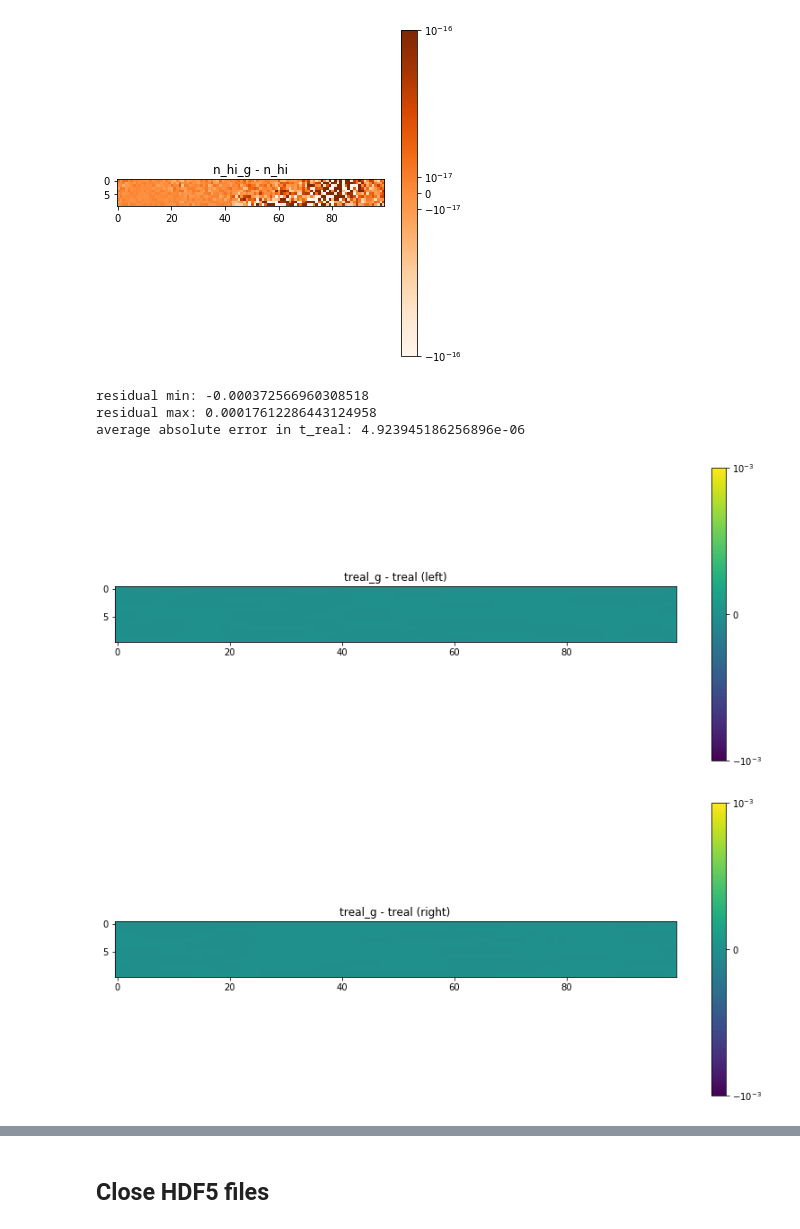
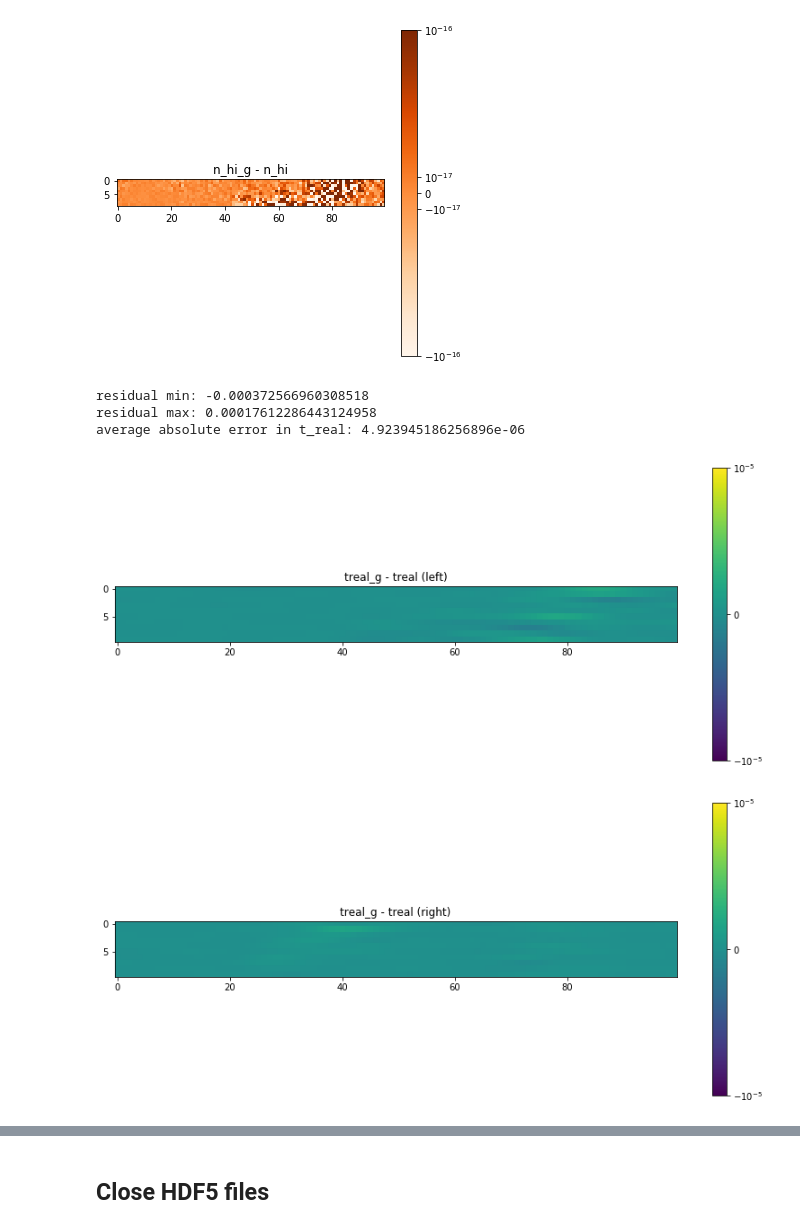
Before and after one commit to Jupiter1994/lya-tf, a Jupyter notebook: lya_fields/plot_fields.ipynb, the cells around one changed output, grey strips where cells are left out. Saved outputs shown, nothing was run; the diff lists cells and outputs as text; code cells hidden in the pictures.

```diff
--- a/lya_fields/plot_fields.ipynb
+++ b/lya_fields/plot_fields.ipynb
@@ -175,35 +175,35 @@ imshow_symlog(resid[:, :100], -v, v, cmap='Oranges', logthresh=13)
 # %% [output]
 [figure]
 # %%
-v = 1e-3
+v = 1e-5
 resid = treal_g - treal
 
 print('residual min:', np.min(resid))
 print('residual max:', np.max(resid))
 print('average absolute error in t_real:', np.mean(np.abs(resid)))
 
 ### plot the full residuals field
 # fig = plt.figure(figsize=(14,6))
 # plt.imshow(resid, cmap='viridis', vmin=-v, vmax=v, norm=mpl.colors.SymLogNorm(10**-2))
 # plt.colorbar(ticks=[-v, 0, v])
 # plt.title('treal_g - treal')
 # plt.show()
 
 fig = plt.figure(figsize=(14,6))
 plt.imshow(resid[:,:100], cmap='viridis', vmin=-v, vmax=v, norm=mpl.colors.SymLogNorm(10**-2))
 plt.colorbar(ticks=[-v, 0, v])
 plt.title('treal_g - treal (left)')
 plt.show()
 
 fig = plt.figure(figsize=(14,6))
 plt.imshow(resid[:,-100:], cmap='viridis', vmin=-v, vmax=v, norm=mpl.colors.SymLogNorm(10**-2))
 plt.colorbar(ticks=[-v, 0, v])
 plt.title('treal_g - treal (right)')
 plt.show()
 # %% [output]
 residual min: -0.000372566960308518
 residual max: 0.00017612286443124958
 average absolute error in t_real: 4.923945186256896e-06
-[figure, old version]
+[figure, new version]
-[figure, old version]
+[figure, new version]
 # %%
```
Also changed, not shown: parts of 1 cell of this notebook, 1 other file.
